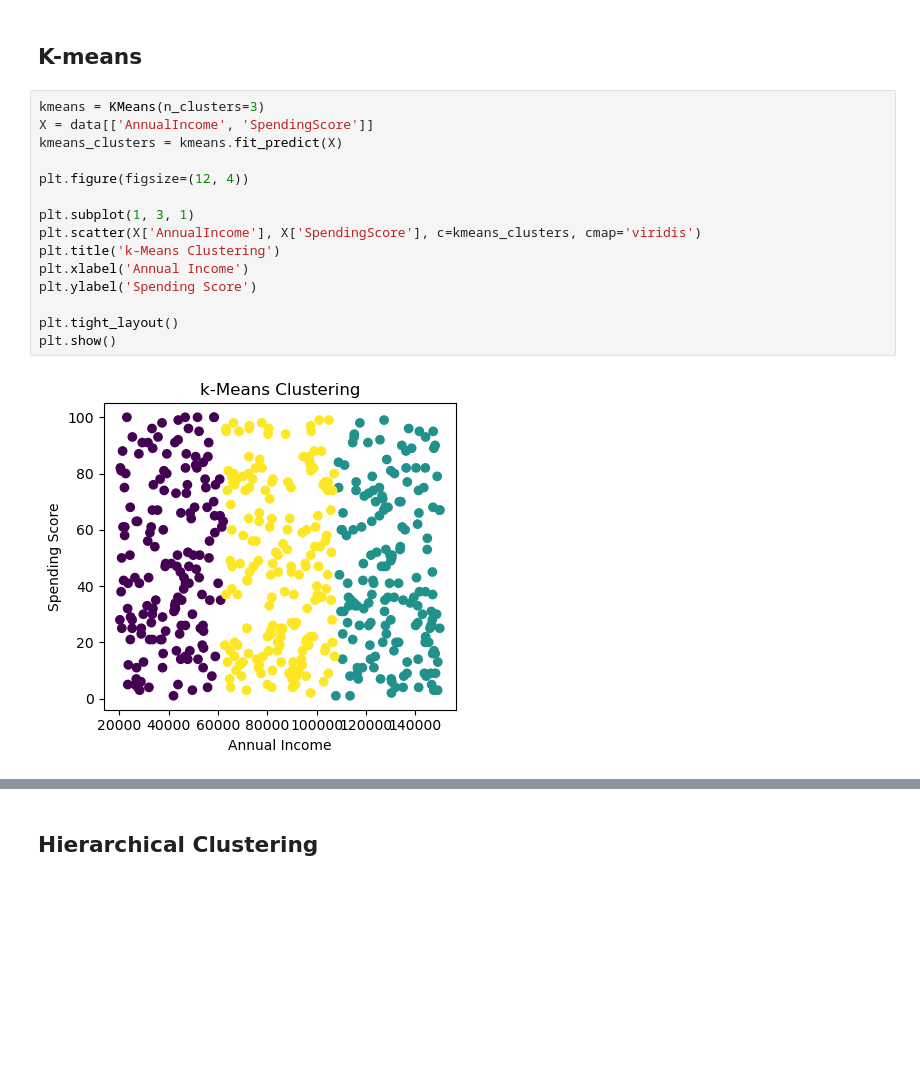
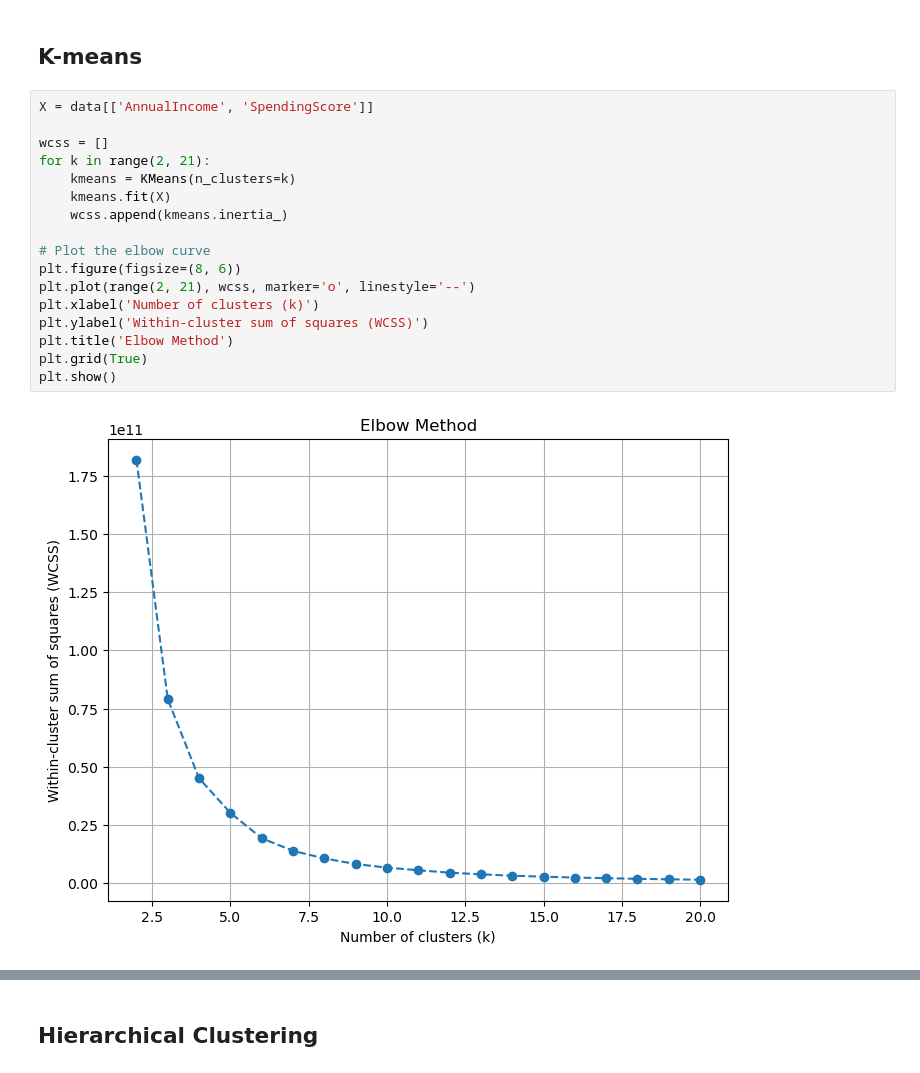
Before and after one commit to qnhn22/retail_analysis, a Jupyter notebook: Final_Project.ipynb, the cells around one changed output, grey strips where cells are left out. Drawn from its saved outputs; the diff is of its cells as text; blank space fills up the shorter version.

Commit message:
fix k-means clustering

```diff
--- a/Final_Project.ipynb
+++ b/Final_Project.ipynb
@@ -506,19 +506,21 @@ print(data.head())
 # %% [markdown]
 ## K-means
 # %%
-kmeans = KMeans(n_clusters=3)
 X = data[['AnnualIncome', 'SpendingScore']]
-kmeans_clusters = kmeans.fit_predict(X)
 
-plt.figure(figsize=(12, 4))
+wcss = []
+for k in range(2, 21):
+    kmeans = KMeans(n_clusters=k)
+    kmeans.fit(X)
+    wcss.append(kmeans.inertia_)
 
-plt.subplot(1, 3, 1)
-plt.scatter(X['AnnualIncome'], X['SpendingScore'], c=kmeans_clusters, cmap='viridis')
-plt.title('k-Means Clustering')
-plt.xlabel('Annual Income')
-plt.ylabel('Spending Score')
-
-plt.tight_layout()
+# Plot the elbow curve
+plt.figure(figsize=(8, 6))
+plt.plot(range(2, 21), wcss, marker='o', linestyle='--')
+plt.xlabel('Number of clusters (k)')
+plt.ylabel('Within-cluster sum of squares (WCSS)')
+plt.title('Elbow Method')
+plt.grid(True)
 plt.show()
 # %% [output]
-[figure, old version]
+[figure, new version]
```
Also changed, not shown: parts of 2 cells of this notebook.
